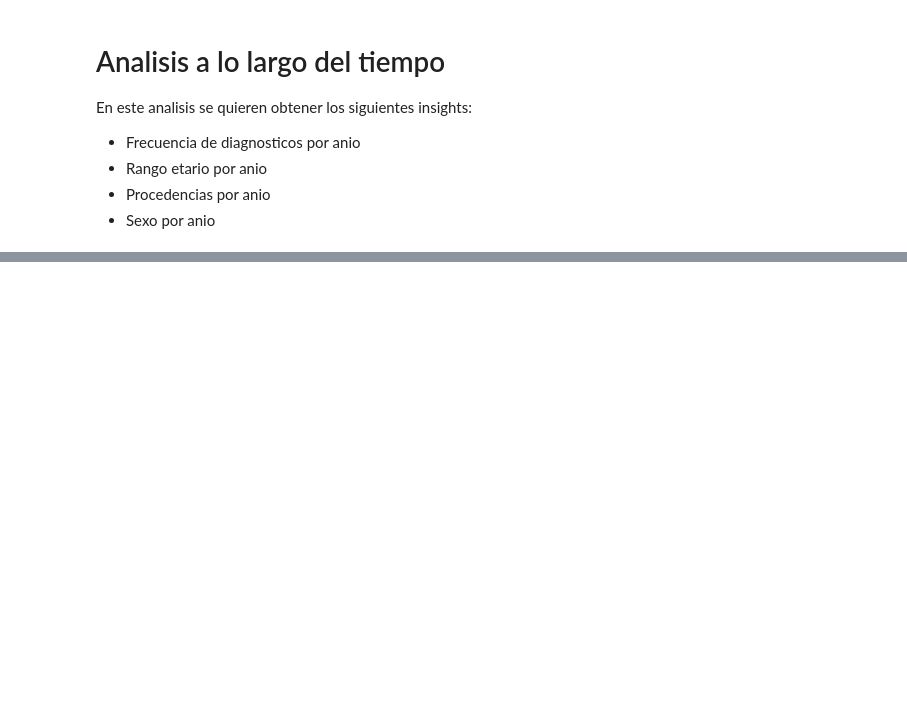
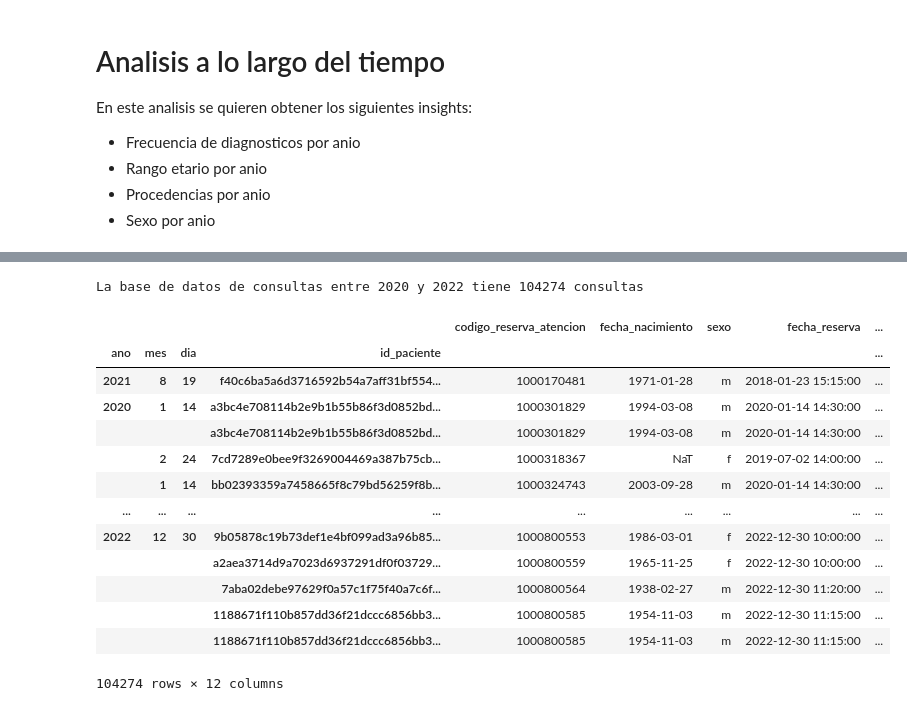
Before and after one commit to JavierRojas14/int-ambulatorio, a Jupyter notebook: notebooks/2.0-jrb-time-series-analysis.ipynb, the cells around one changed output, grey strips where cells are left out. Cells and saved outputs as stored; diff of their text form; code cells hidden in the pictures; blank space fills up the shorter version.

```diff
--- a/notebooks/2.0-jrb-time-series-analysis.ipynb
+++ b/notebooks/2.0-jrb-time-series-analysis.ipynb
@@ -50,0 +85,5 @@ with pd.ExcelWriter("../data/processed/tableros_powerbi/distribucion_sociodemogr
+# %%
+df_diagnosticos_2020 = df_diagnosticos.query("ano >= 2020 and ano <= 2022").set_index(
+    ["ano", "mes", "dia", "id_paciente"]
+)
+df_procedimientos = df_procedimientos.set_index(["ano", "mes", "dia", "id_paciente"])
@@ -50,0 +110,5 @@ with pd.ExcelWriter("../data/processed/tableros_powerbi/distribucion_sociodemogr
+# %%
+print(f"La base de datos de consultas entre 2020 y 2022 tiene {df_diagnosticos_2020.shape[0]} consultas")
+print(f"La base de datos de consultas entre 2020 y 2022-08 tiene {df_sticos_2020.shape[0]} consultas")
+# %% [output]
+La base de datos de consultas entre 2020 y 2022 tiene 104274 consultas
@@ -50,0 +119,17 @@ with pd.ExcelWriter("../data/processed/tableros_powerbi/distribucion_sociodemogr
+# %%
+df_diagnosticos_2020
+# %% [output]
+|  |  |  |  | codigo_reserva_atencion | fecha_nacimiento | sexo | fecha_reserva | ... |
+| ano | mes | dia | id_paciente |  |  |  |  | ... |
+| 2021 | 8 | 19 | f40c6ba5a6d3716592b54a7aff31bf554... | 1000170481 | 1971-01-28 | m | 2018-01-23 15:15:00 | ... |
+| 2020 | 1 | 14 | a3bc4e708114b2e9b1b55b86f3d0852bd... | 1000301829 | 1994-03-08 | m | 2020-01-14 14:30:00 | ... |
+|  |  |  | a3bc4e708114b2e9b1b55b86f3d0852bd... | 1000301829 | 1994-03-08 | m | 2020-01-14 14:30:00 | ... |
+|  | 2 | 24 | 7cd7289e0bee9f3269004469a387b75cb... | 1000318367 | NaT | f | 2019-07-02 14:00:00 | ... |
+|  | 1 | 14 | bb02393359a7458665f8c79bd56259f8b... | 1000324743 | 2003-09-28 | m | 2020-01-14 14:30:00 | ... |
+| ... | ... | ... | ... | ... | ... | ... | ... | ... |
+| 2022 | 12 | 30 | 9b05878c19b73def1e4bf099ad3a96b85... | 1000800553 | 1986-03-01 | f | 2022-12-30 10:00:00 | ... |
+|  |  |  | a2aea3714d9a7023d6937291df0f03729... | 1000800559 | 1965-11-25 | f | 2022-12-30 10:00:00 | ... |
+|  |  |  | 7aba02debe97629f0a57c1f75f40a7c6f... | 1000800564 | 1938-02-27 | m | 2022-12-30 11:20:00 | ... |
+|  |  |  | 1188671f110b857dd36f21dccc6856bb3... | 1000800585 | 1954-11-03 | m | 2022-12-30 11:15:00 | ... |
+|  |  |  | 1188671f110b857dd36f21dccc6856bb3... | 1000800585 | 1954-11-03 | m | 2022-12-30 11:15:00 | ... |
+104274 rows × 12 columns
```
Also changed, not shown: parts of 8 cells of this notebook.
